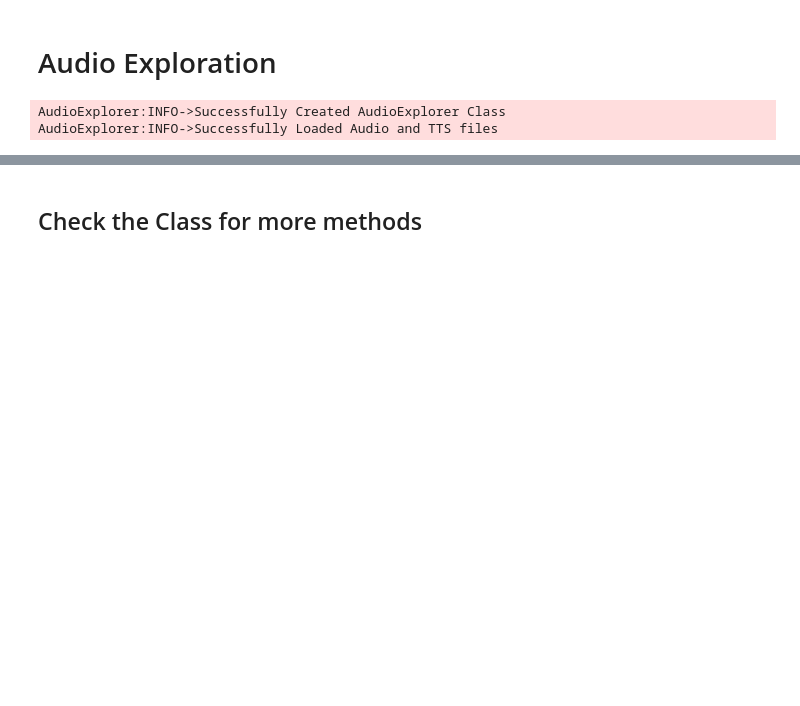
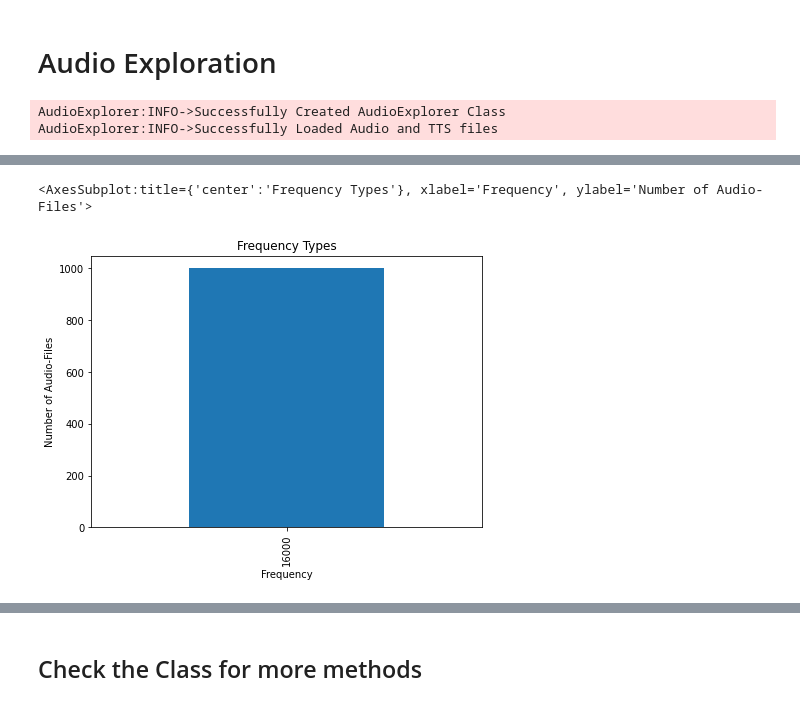
Before and after one commit to ItsDebol/AMH-STT, a Jupyter notebook: notebooks/AudioExploration.ipynb, the cells around one changed output, grey strips where cells are left out. Saved outputs shown, nothing was run; the diff lists cells and outputs as text; code cells hidden in the pictures; blank space fills up the shorter version.

```diff
--- a/notebooks/AudioExploration.ipynb
+++ b/notebooks/AudioExploration.ipynb
@@ -15,0 +62,7 @@ AudioExplorer:INFO->Successfully Loaded Audio and TTS files
+# %%
+# Check frequency Types
+info_df['Frequency(Hz)'].value_counts().plot(kind='bar', title='Frequency Types',
+                                    ylabel='Number of Audio-Files', xlabel='Frequency', figsize=(7, 5))
+# %% [output]
+<AxesSubplot:title={'center':'Frequency Types'}, xlabel='Frequency', ylabel='Number of Audio-Files'>
+[figure, added]
```
Also changed, not shown: parts of 9 cells of this notebook.
